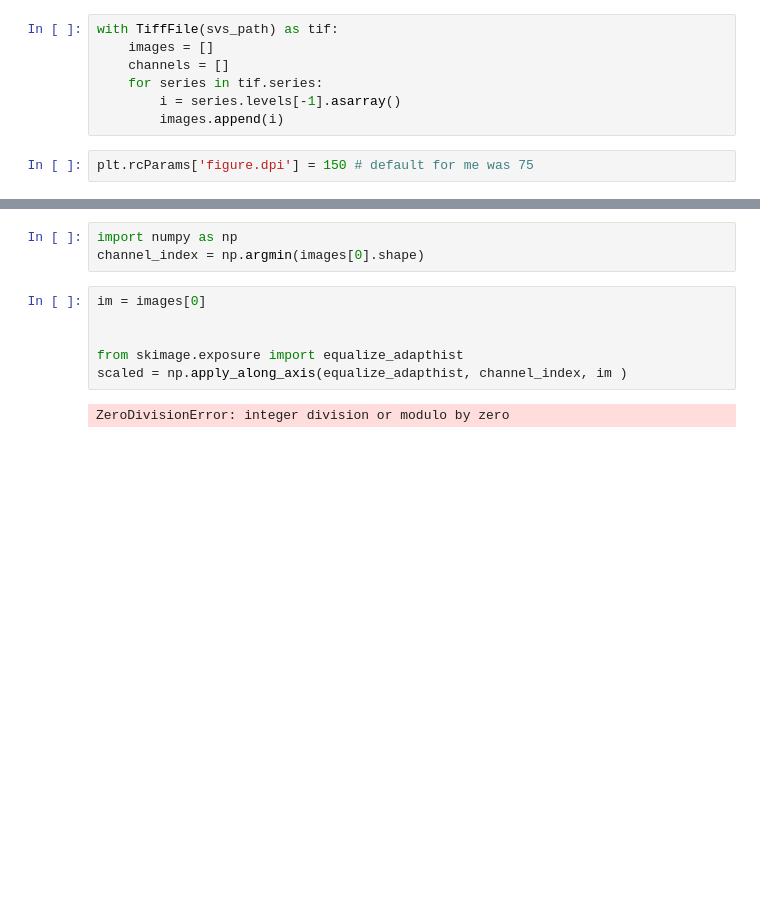
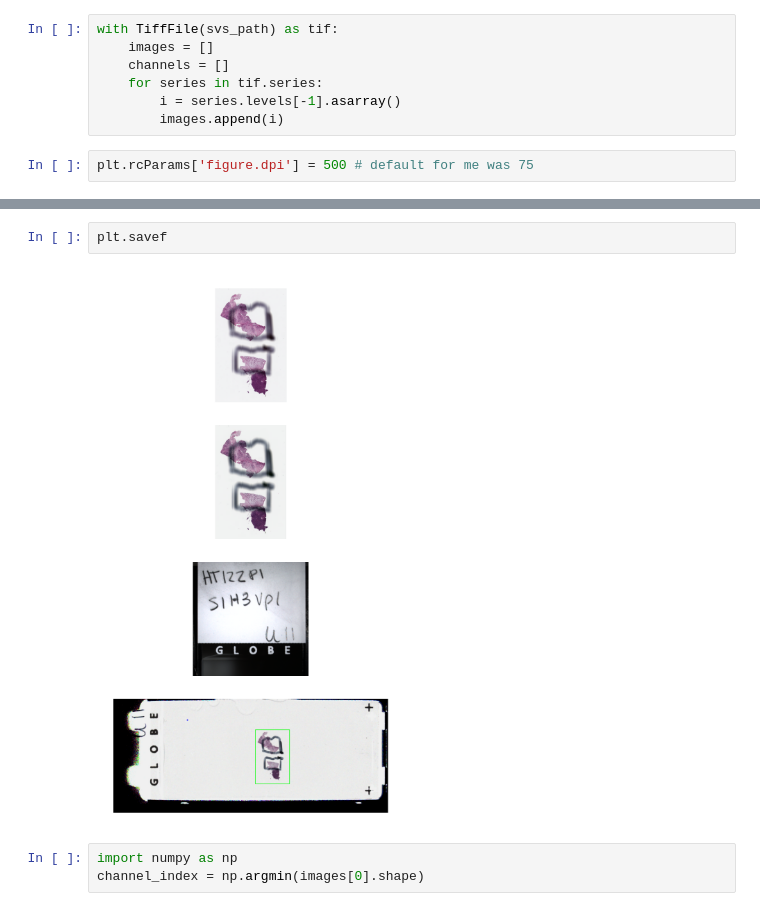
Before and after one commit to adamjtaylor/contactsheet, a Jupyter notebook: demo.ipynb, the cells around one changed output, grey strips where cells are left out. Saved outputs shown, nothing was run; the diff lists cells and outputs as text; blank space fills up the shorter version.

```diff
--- a/demo.ipynb
+++ b/demo.ipynb
@@ -18,7 +15,7 @@ with TiffFile(svs_path) as tif:
         i = series.levels[-1].asarray()
         images.append(i)
 # %%
-plt.rcParams['figure.dpi'] = 150 # default for me was 75
+plt.rcParams['figure.dpi'] = 500 # default for me was 75
 # %%
 fig, axs = plt.subplots(len(images))
 for index, image in enumerate(images):
@@ -29,11 +28,7 @@ for index, image in enumerate(images):
+# %%
+plt.savef
+# %% [output]
+[figure, added]
 # %%
 import numpy as np
 channel_index = np.argmin(images[0].shape)
-# %%
-im = images[0]
-
-
-from skimage.exposure import equalize_adapthist
-scaled = np.apply_along_axis(equalize_adapthist, channel_index, im )
-# %% [output]
-ZeroDivisionError: integer division or modulo by zero
```
Also changed, not shown: parts of 4 cells of this notebook, 1 other file.
